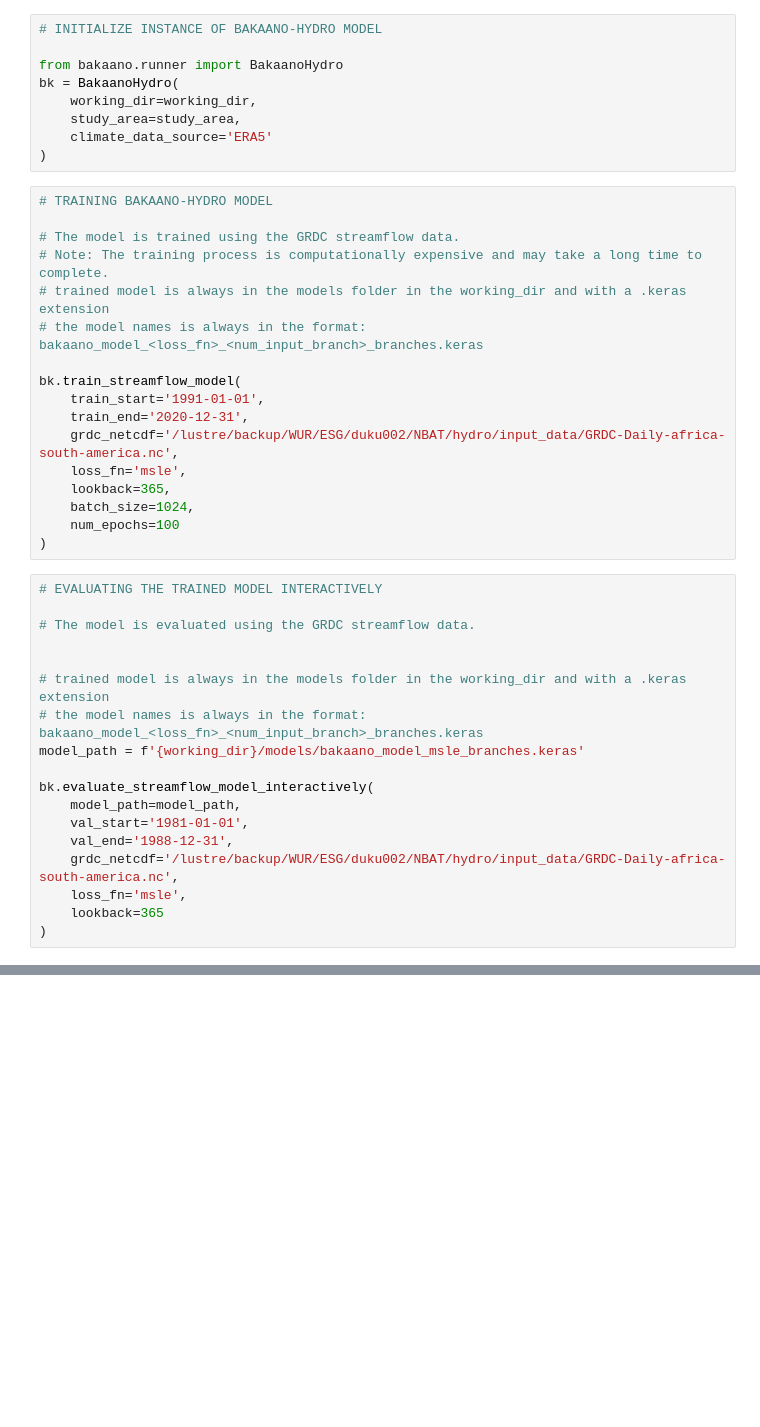
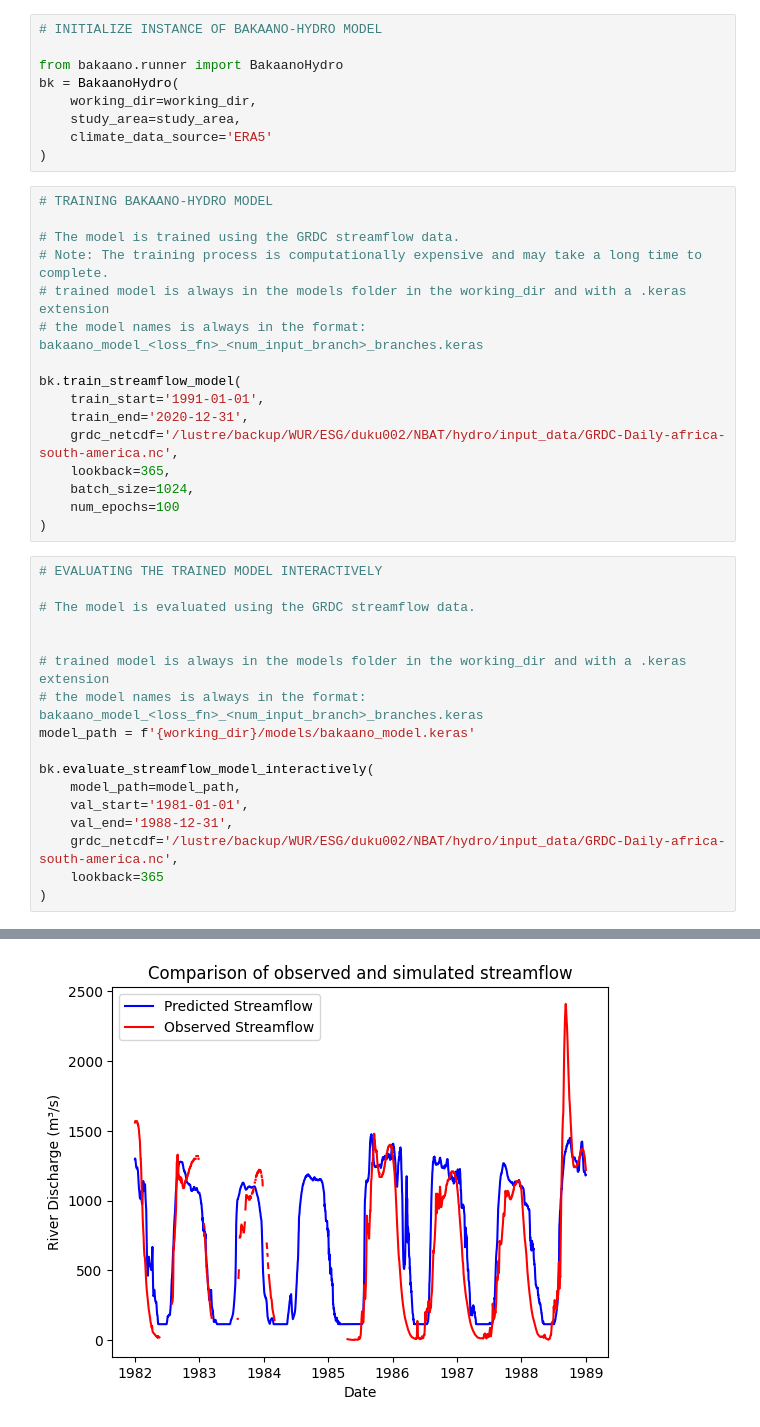
Before and after one commit to confidence-duku/bakaano-hydro, a Jupyter notebook: quick_start.ipynb, the cells around one changed output, grey strips where cells are left out. Drawn from its saved outputs; the diff is of its cells as text; blank space fills up the shorter version.

Commit message:
updated readme and model

```diff
--- a/quick_start.ipynb
+++ b/quick_start.ipynb
@@ -136,7 +168,6 @@ bk.train_streamflow_model(
     train_start='1991-01-01',
     train_end='2020-12-31',
     grdc_netcdf='/lustre/backup/WUR/ESG/duku002/NBAT/hydro/input_data/GRDC-Daily-africa-south-america.nc',
-    loss_fn='msle',
     lookback=365,
     batch_size=1024,
     num_epochs=100
@@ -149,13 +180,13 @@ bk.train_streamflow_model(
 
 # trained model is always in the models folder in the working_dir and with a .keras extension
 # the model names is always in the format: bakaano_model_<loss_fn>_<num_input_branch>_branches.keras
-model_path = f'{working_dir}/models/bakaano_model_msle_branches.keras'
+model_path = f'{working_dir}/models/bakaano_model.keras'
 
 bk.evaluate_streamflow_model_interactively(
     model_path=model_path,
     val_start='1981-01-01',
     val_end='1988-12-31',
     grdc_netcdf='/lustre/backup/WUR/ESG/duku002/NBAT/hydro/input_data/GRDC-Daily-africa-south-america.nc',
-    loss_fn='msle',
     lookback=365
 )
+# %% [output]
@@ -162,3 +216,4 @@ bk.evaluate_streamflow_model_interactively(
+[figure, added]
 # %%
 # PREDICTING STREAMFLOW USING THE TRAINED MODEL AND STORING AS CSV FILES
 # The model is used to predict streamflow in any location in the study area.
```
Also changed, not shown: parts of 12 cells of this notebook, 5 other files.
